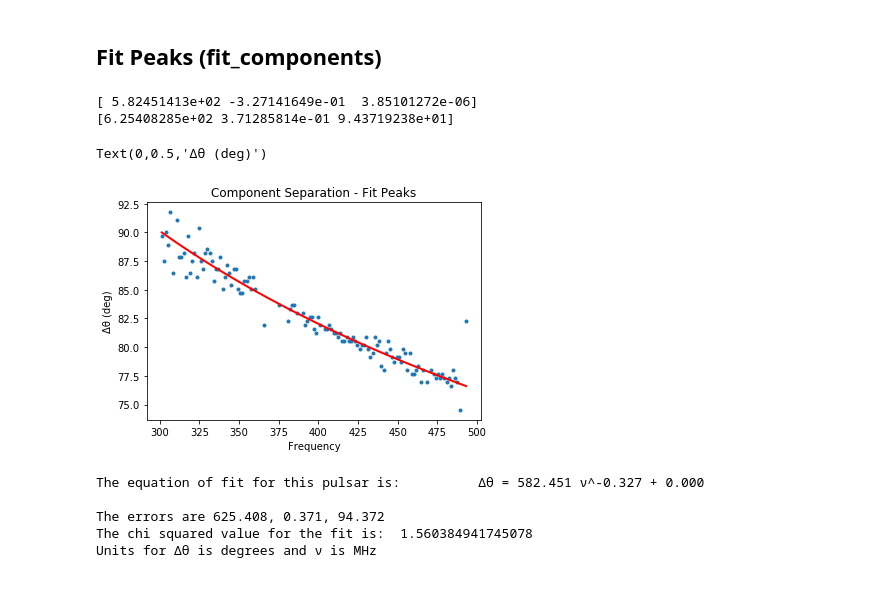
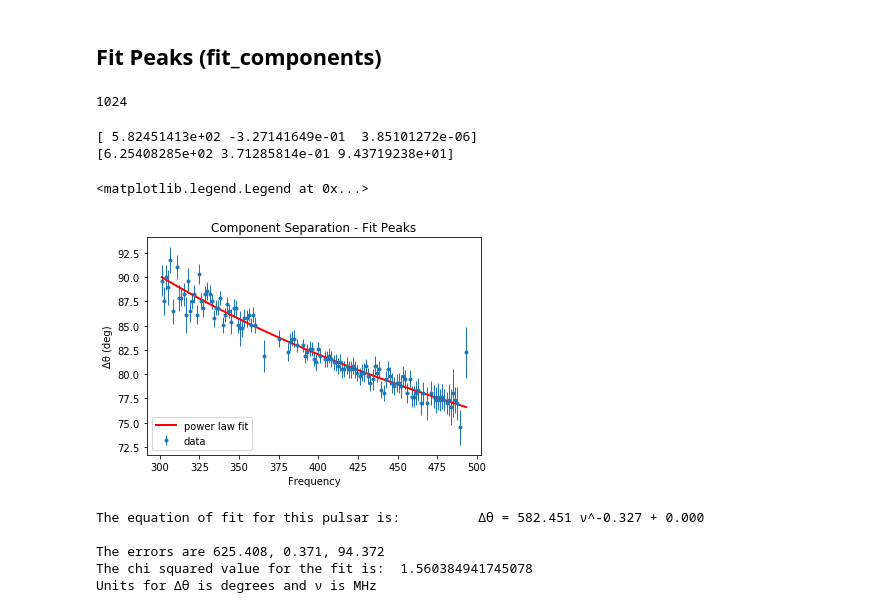
Before and after one commit to lisa53396/19SS-B0818-41, a Jupyter notebook: python_scripts/Component_Separation_RFI_Removed.ipynb, the cells around one changed output. Drawn from its saved outputs; the diff is of its cells as text; code cells hidden in the pictures.

```diff
--- a/python_scripts/Component_Separation_RFI_Removed.ipynb
+++ b/python_scripts/Component_Separation_RFI_Removed.ipynb
@@ -317,9 +337,11 @@ Starting to graph out all the movement of component phase across frequency
 # %%
 phase_comp1=[]
 frequency_comp1=[]
+comp1_err=[]
 
 for i in range(0,len(fit_components)):
   if fit_components[i][1][0] != 0:
     phase_comp1.append(fit_components[i][1][0])
     frequency_comp1.append(fit_components[i][0])
+    comp1_err.append(fit_components[i][3][0])
 # %%
@@ -431,6 +454,10 @@ inv_var = []
 for i in range(len(sep_error)):
   temp = 1/(sep_error[i]*sep_error[i])
   inv_var.append(temp)
+# %%
+len(y)
+# %% [output]
+1024
 # %%
 expect=(703,0.4,16)
 sep_params,sep_cov=curve_fit(powerlaw,frequency_forsep,comp_sep, expect, maxfev=10000, sigma=sep_error, bounds=([0,-1,0],[1000,0.5,np.inf]))
@@ -443,14 +470,16 @@ separation_fit = powerlaw(frequency_forsep, *sep_params)
 [ 5.82451413e+02 -3.27141649e-01  3.85101272e-06]
 [6.25408285e+02 3.71285814e-01 9.43719238e+01]
 # %%
-py.plot(frequency_forsep, comp_sep, '.', label='data')
-py.plot(frequency_forsep,separation_fit, color='red',lw=2,label='power fit')
+#py.plot(frequency_forsep, comp_sep, '.', label='data')
+py.errorbar(frequency_forsep, comp_sep, yerr=sep_error, fmt='.', lw=1, label='data')
+py.plot(frequency_forsep,separation_fit, color='red',lw=2,label='power law fit')
 py.title('Component Separation - Fit Peaks')
 py.xlabel('Frequency')
 py.ylabel('\u0394\u03B8 (deg)')
+py.legend(loc='lower left')
 # %% [output]
-Text(0,0.5,'Δθ (deg)')
+<matplotlib.legend.Legend at 0x...>
-[figure, old version]
+[figure, new version]
 # %%
 chi, p = sp.stats.chisquare(comp_sep, separation_fit)
 print(f'The equation of fit for this pulsar is: \t \u0394\u03B8 = {sep_params[0]:.3f} \u03BD^{sep_params[1]:.3f} + {sep_params[2]:.3f} \n')
```
Also changed, not shown: parts of 3 cells of this notebook, 2 other files.
